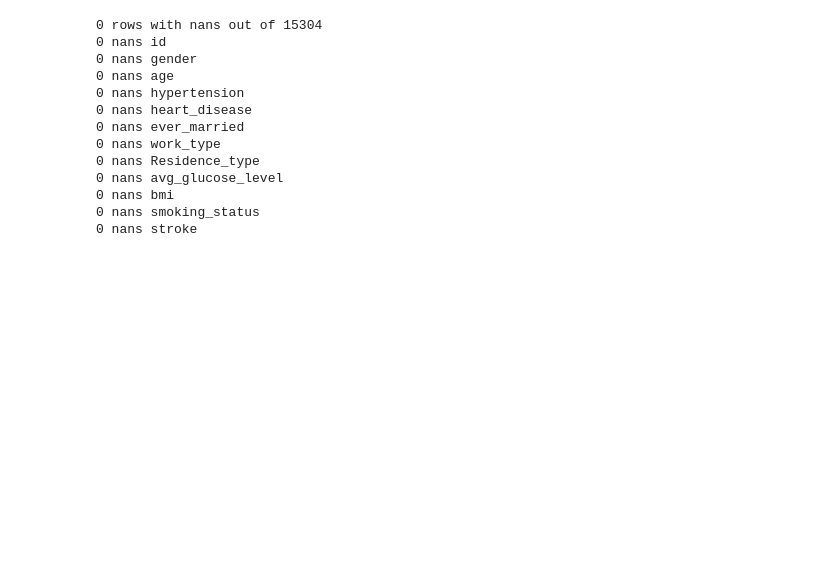
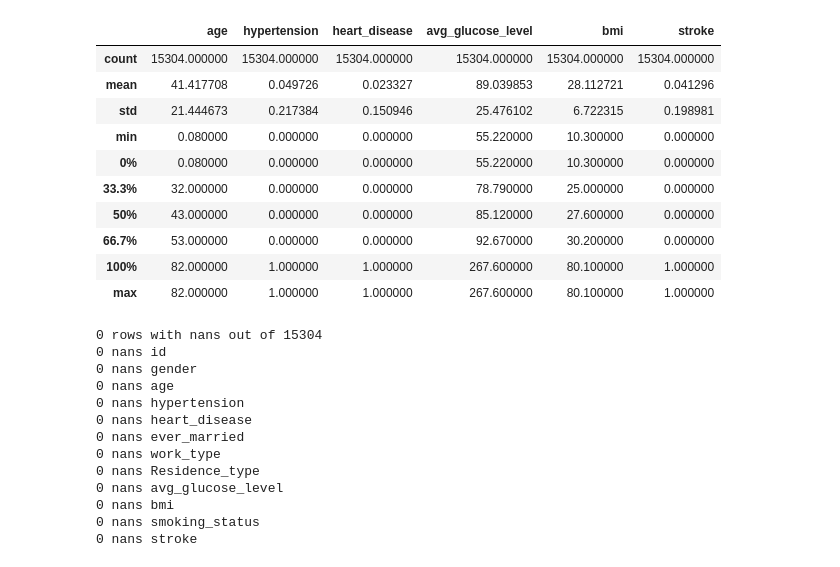
Before and after one commit to vmisusu/kaggle, a Jupyter notebook: data_investigation.ipynb, the cells around one changed output. Saved outputs shown, nothing was run; the diff lists cells and outputs as text; code cells hidden in the pictures; blank space fills up the shorter version.

```diff
--- a/data_investigation.ipynb
+++ b/data_investigation.ipynb
@@ -36,3 +38,17 @@ df
+# %%
+df.describe(percentiles=[0, 1/3, 2/3, 1])
+# %% [output]
+|  | age | hypertension | heart_disease | avg_glucose_level | bmi | stroke |
+| count | 15304.000000 | 15304.000000 | 15304.000000 | 15304.000000 | 15304.000000 | 15304.000000 |
+| mean | 41.417708 | 0.049726 | 0.023327 | 89.039853 | 28.112721 | 0.041296 |
+| std | 21.444673 | 0.217384 | 0.150946 | 25.476102 | 6.722315 | 0.198981 |
+| min | 0.080000 | 0.000000 | 0.000000 | 55.220000 | 10.300000 | 0.000000 |
+| 0% | 0.080000 | 0.000000 | 0.000000 | 55.220000 | 10.300000 | 0.000000 |
+| 33.3% | 32.000000 | 0.000000 | 0.000000 | 78.790000 | 25.000000 | 0.000000 |
+| 50% | 43.000000 | 0.000000 | 0.000000 | 85.120000 | 27.600000 | 0.000000 |
+| 66.7% | 53.000000 | 0.000000 | 0.000000 | 92.670000 | 30.200000 | 0.000000 |
+| 100% | 82.000000 | 1.000000 | 1.000000 | 267.600000 | 80.100000 | 1.000000 |
+| max | 82.000000 | 1.000000 | 1.000000 | 267.600000 | 80.100000 | 1.000000 |
 # %%
 DI.nans(df)
 # %% [output]
```
Also changed, not shown: parts of 7 cells of this notebook, 1 other file.
